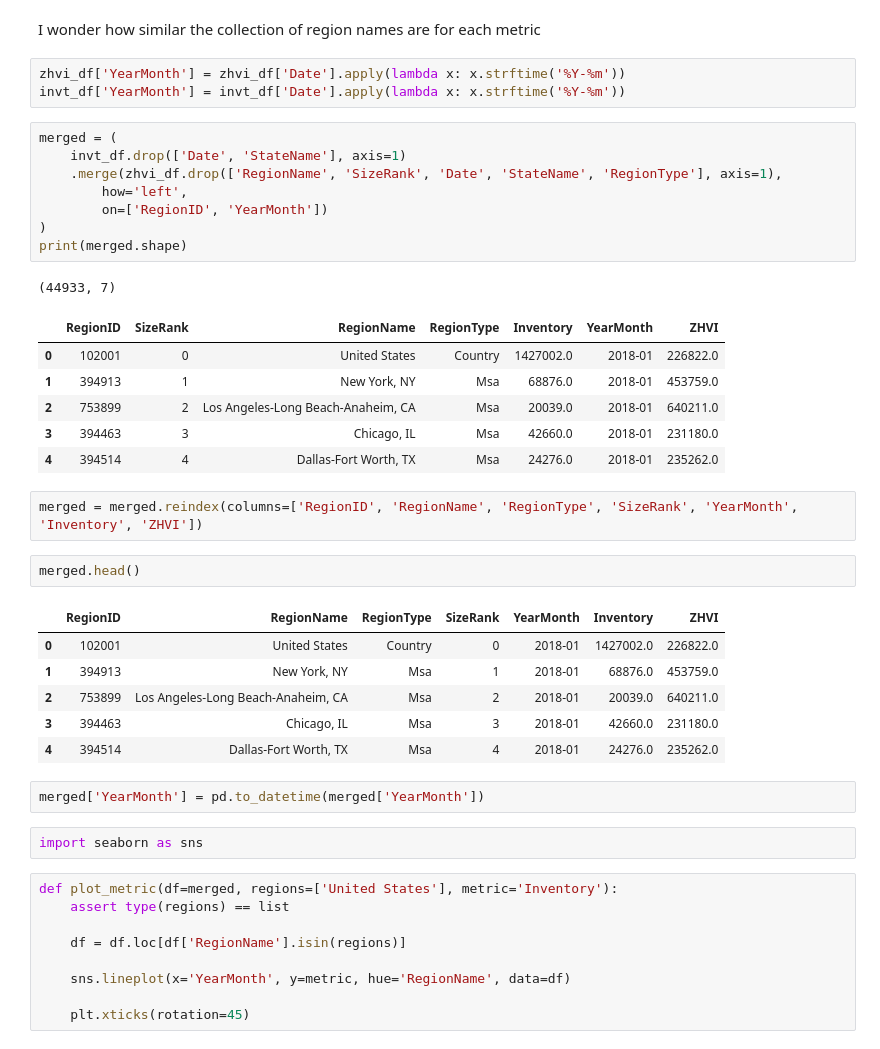
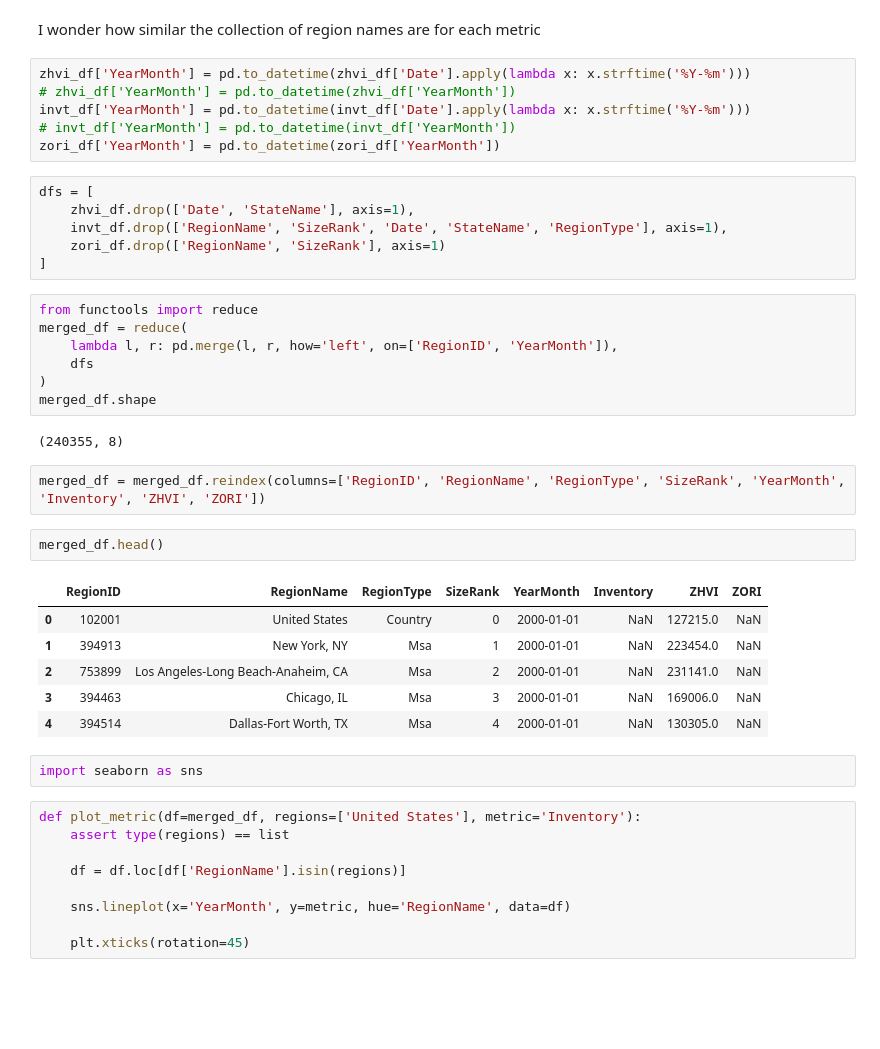
Before and after one commit to blsmxiu47/arcgis-notebooks, a Jupyter notebook: notebooks/housing_market/housing_market_analysis.ipynb, the cells around one changed output. Drawn from its saved outputs; the diff is of its cells as text; blank space fills up the shorter version.

```diff
--- a/notebooks/housing_market/housing_market_analysis.ipynb
+++ b/notebooks/housing_market/housing_market_analysis.ipynb
@@ -582,42 +582,42 @@ invt_df.head()
 | 4 | 394514 | 4 | Dallas-Fort Worth, TX | Msa | TX | 2018-01-31 | 24276.0 |
 # %% [markdown]
 I wonder how similar the collection of region names are for each metric
-# %%
-zhvi_df['YearMonth'] = zhvi_df['Date'].apply(lambda x: x.strftime('%Y-%m'))
-invt_df['YearMonth'] = invt_df['Date'].apply(lambda x: x.strftime('%Y-%m'))
+# %%
+zhvi_df['YearMonth'] = pd.to_datetime(zhvi_df['Date'].apply(lambda x: x.strftime('%Y-%m')))
+# zhvi_df['YearMonth'] = pd.to_datetime(zhvi_df['YearMonth'])
+invt_df['YearMonth'] = pd.to_datetime(invt_df['Date'].apply(lambda x: x.strftime('%Y-%m')))
+# invt_df['YearMonth'] = pd.to_datetime(invt_df['YearMonth'])
+zori_df['YearMonth'] = pd.to_datetime(zori_df['YearMonth'])
 # %%
-merged = (
-    invt_df.drop(['Date', 'StateName'], axis=1)
-    .merge(zhvi_df.drop(['RegionName', 'SizeRank', 'Date', 'StateName', 'RegionType'], axis=1),
-        how='left',
-        on=['RegionID', 'YearMonth'])
-)
-print(merged.shape)
+dfs = [
+    zhvi_df.drop(['Date', 'StateName'], axis=1),
+    invt_df.drop(['RegionName', 'SizeRank', 'Date', 'StateName', 'RegionType'], axis=1),
+    zori_df.drop(['RegionName', 'SizeRank'], axis=1)
+]
-# %% [output]
-(44933, 7)
-|  | RegionID | SizeRank | RegionName | RegionType | Inventory | YearMonth | ZHVI |
-| 0 | 102001 | 0 | United States | Country | 1427002.0 | 2018-01 | 226822.0 |
-| 1 | 394913 | 1 | New York, NY | Msa | 68876.0 | 2018-01 | 453759.0 |
-| 2 | 753899 | 2 | Los Angeles-Long Beach-Anaheim, CA | Msa | 20039.0 | 2018-01 | 640211.0 |
-| 3 | 394463 | 3 | Chicago, IL | Msa | 42660.0 | 2018-01 | 231180.0 |
-| 4 | 394514 | 4 | Dallas-Fort Worth, TX | Msa | 24276.0 | 2018-01 | 235262.0 |
+# %%
+from functools import reduce
+merged_df = reduce(
+    lambda l, r: pd.merge(l, r, how='left', on=['RegionID', 'YearMonth']),
+    dfs
+)
+merged_df.shape
+# %% [output]
+(240355, 8)
 # %%
-merged = merged.reindex(columns=['RegionID', 'RegionName', 'RegionType', 'SizeRank', 'YearMonth', 'Inventory', 'ZHVI'])
+merged_df = merged_df.reindex(columns=['RegionID', 'RegionName', 'RegionType', 'SizeRank', 'YearMonth', 'Inventory', 'ZHVI', 'ZORI'])
 # %%
-merged.head()
+merged_df.head()
 # %% [output]
-|  | RegionID | RegionName | RegionType | SizeRank | YearMonth | Inventory | ZHVI |
-| 0 | 102001 | United States | Country | 0 | 2018-01 | 1427002.0 | 226822.0 |
-| 1 | 394913 | New York, NY | Msa | 1 | 2018-01 | 68876.0 | 453759.0 |
-| 2 | 753899 | Los Angeles-Long Beach-Anaheim, CA | Msa | 2 | 2018-01 | 20039.0 | 640211.0 |
-| 3 | 394463 | Chicago, IL | Msa | 3 | 2018-01 | 42660.0 | 231180.0 |
-| 4 | 394514 | Dallas-Fort Worth, TX | Msa | 4 | 2018-01 | 24276.0 | 235262.0 |
+|  | RegionID | RegionName | RegionType | SizeRank | YearMonth | Inventory | ZHVI | ZORI |
+| 0 | 102001 | United States | Country | 0 | 2000-01-01 | NaN | 127215.0 | NaN |
+| 1 | 394913 | New York, NY | Msa | 1 | 2000-01-01 | NaN | 223454.0 | NaN |
+| 2 | 753899 | Los Angeles-Long Beach-Anaheim, CA | Msa | 2 | 2000-01-01 | NaN | 231141.0 | NaN |
+| 3 | 394463 | Chicago, IL | Msa | 3 | 2000-01-01 | NaN | 169006.0 | NaN |
+| 4 | 394514 | Dallas-Fort Worth, TX | Msa | 4 | 2000-01-01 | NaN | 130305.0 | NaN |
-# %%
-merged['YearMonth'] = pd.to_datetime(merged['YearMonth'])
 # %%
 import seaborn as sns
 # %%
-def plot_metric(df=merged, regions=['United States'], metric='Inventory'):
+def plot_metric(df=merged_df, regions=['United States'], metric='Inventory'):
     assert type(regions) == list
 
     df = df.loc[df['RegionName'].isin(regions)]
```
Also changed, not shown: parts of 13 cells of this notebook.
